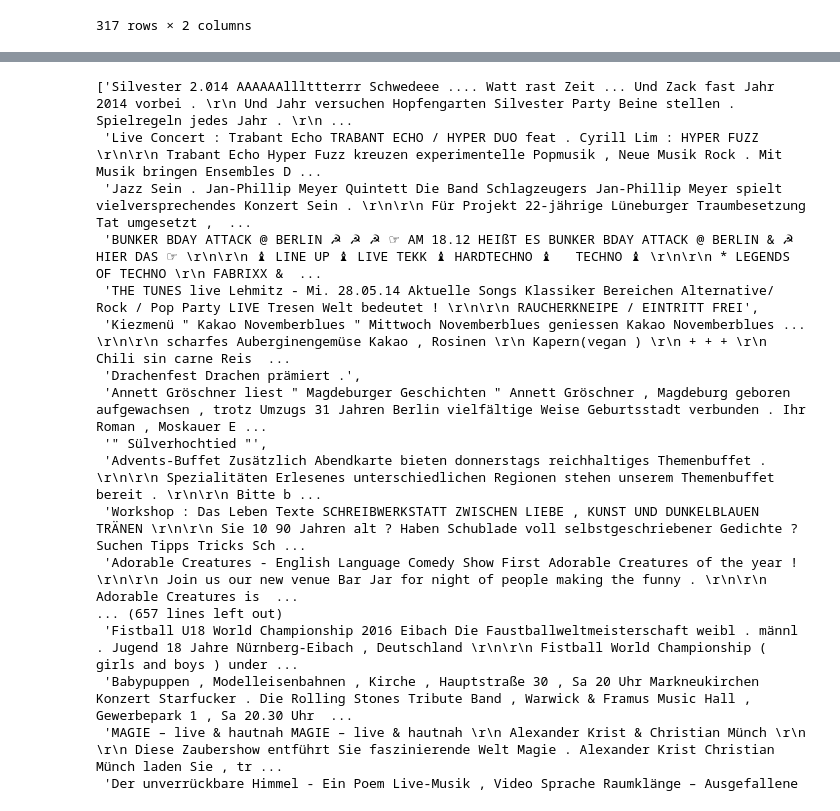
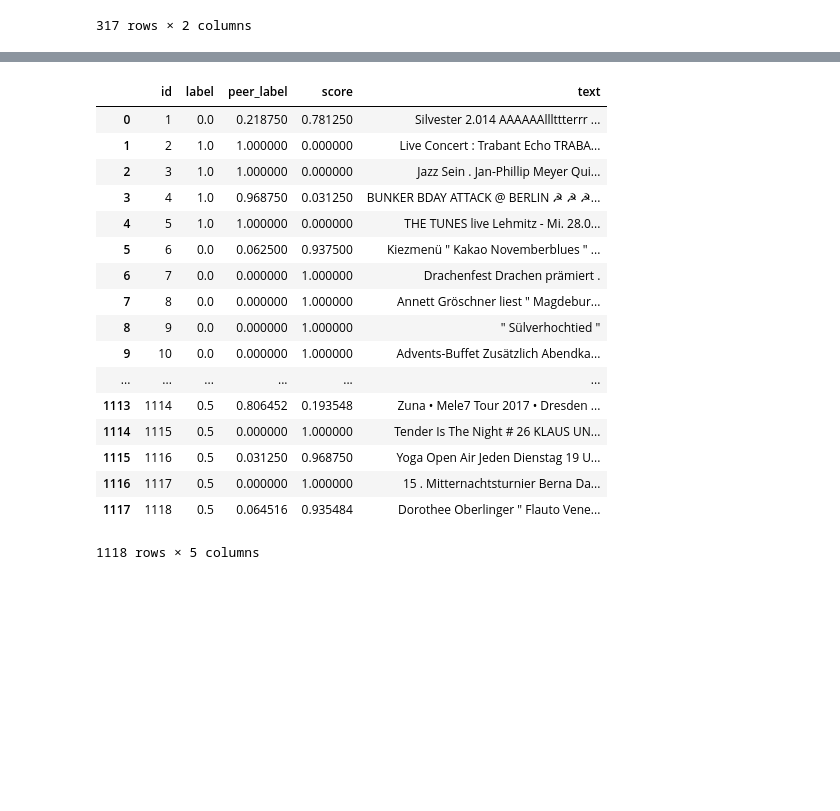
Before and after one commit to visualengineers/glyphboard, a Jupyter notebook: mlbackend/DR.ipynb, the cells around one changed output, grey strips where cells are left out. Saved outputs shown, nothing was run; the diff lists cells and outputs as text; code cells hidden in the pictures; blank space fills up the shorter version.

Commit message:
added cleaned up text (nlp)

```diff
--- a/mlbackend/DR.ipynb
+++ b/mlbackend/DR.ipynb
@@ -246,22 +330,0 @@ df.to_csv('data.csv', sep=";", encoding="utf8", index=False)
-# %%
-data = loadData()
-clean_data = [preprocessText(text) for text in data.text]
-clean_data
-# %% [output]
-['Silvester 2.014 AAAAAAlllttterrr Schwedeee .... Watt rast Zeit ... Und Zack fast Jahr 2014 vorbei . \r\n Und Jahr versuchen Hopfengarten Silvester Party Beine stellen . Spielregeln jedes Jahr . \r\n ...
- 'Live Concert : Trabant Echo TRABANT ECHO / HYPER DUO feat . Cyrill Lim : HYPER FUZZ \r\n\r\n Trabant Echo Hyper Fuzz kreuzen experimentelle Popmusik , Neue Musik Rock . Mit Musik bringen Ensembles D ...
- 'Jazz Sein . Jan-Phillip Meyer Quintett Die Band Schlagzeugers Jan-Phillip Meyer spielt vielversprechendes Konzert Sein . \r\n\r\n Für Projekt 22-jährige Lüneburger Traumbesetzung Tat umgesetzt ,  ...
- 'BUNKER BDAY ATTACK @ BERLIN ☭ ☭ ☭ ☞ AM 18.12 HEIßT ES BUNKER BDAY ATTACK @ BERLIN & ☭ HIER DAS ☞ \r\n\r\n ♝ LINE UP ♝ LIVE TEKK ♝ HARDTECHNO ♝   TECHNO ♝ \r\n\r\n * LEGENDS OF TECHNO \r\n FABRIXX &  ...
- 'THE TUNES live Lehmitz - Mi. 28.05.14 Aktuelle Songs Klassiker Bereichen Alternative/ Rock / Pop Party LIVE Tresen Welt bedeutet ! \r\n\r\n RAUCHERKNEIPE / EINTRITT FREI',
- 'Kiezmenü " Kakao Novemberblues " Mittwoch Novemberblues geniessen Kakao Novemberblues ... \r\n\r\n scharfes Auberginengemüse Kakao , Rosinen \r\n Kapern(vegan ) \r\n + + + \r\n Chili sin carne Reis  ...
- 'Drachenfest Drachen prämiert .',
- 'Annett Gröschner liest " Magdeburger Geschichten " Annett Gröschner , Magdeburg geboren aufgewachsen , trotz Umzugs 31 Jahren Berlin vielfältige Weise Geburtsstadt verbunden . Ihr Roman , Moskauer E ...
- '" Sülverhochtied "',
- 'Advents-Buffet Zusätzlich Abendkarte bieten donnerstags reichhaltiges Themenbuffet . \r\n\r\n Spezialitäten Erlesenes unterschiedlichen Regionen stehen unserem Themenbuffet bereit . \r\n\r\n Bitte b ...
- 'Workshop : Das Leben Texte SCHREIBWERKSTATT ZWISCHEN LIEBE , KUNST UND DUNKELBLAUEN TRÄNEN \r\n\r\n Sie 10 90 Jahren alt ? Haben Schublade voll selbstgeschriebener Gedichte ? Suchen Tipps Tricks Sch ...
- 'Adorable Creatures - English Language Comedy Show First Adorable Creatures of the year ! \r\n\r\n Join us our new venue Bar Jar for night of people making the funny . \r\n\r\n Adorable Creatures is  ...
-... (657 lines left out)
- 'Fistball U18 World Championship 2016 Eibach Die Faustballweltmeisterschaft weibl . männl . Jugend 18 Jahre Nürnberg-Eibach , Deutschland \r\n\r\n Fistball World Championship ( girls and boys ) under ...
- 'Babypuppen , Modelleisenbahnen , Kirche , Hauptstraße 30 , Sa 20 Uhr Markneukirchen Konzert Starfucker . Die Rolling Stones Tribute Band , Warwick & Framus Music Hall , Gewerbepark 1 , Sa 20.30 Uhr  ...
- 'MAGIE – live & hautnah MAGIE – live & hautnah \r\n Alexander Krist & Christian Münch \r\n \r\n Diese Zaubershow entführt Sie faszinierende Welt Magie . Alexander Krist Christian Münch laden Sie , tr ...
- 'Der unverrückbare Himmel - Ein Poem Live-Musik , Video Sprache Raumklänge – Ausgefallene
@@ -267,0 +333,27 @@ clean_data
+# %%
+for idx, text in enumerate(data.text):
+#     print(idx, text)
+    data.loc[idx, 'text'] = preprocessText(text)
+
+data.to_csv('data.csv', sep=";", encoding="utf8", index=False)
+# %%
+data
+# %% [output]
+|  | id | label | peer_label | score | text |
+| 0 | 1 | 0.0 | 0.218750 | 0.781250 | Silvester 2.014 AAAAAAlllttterrr ... |
+| 1 | 2 | 1.0 | 1.000000 | 0.000000 | Live Concert : Trabant Echo TRABA... |
+| 2 | 3 | 1.0 | 1.000000 | 0.000000 | Jazz Sein . Jan-Phillip Meyer Qui... |
+| 3 | 4 | 1.0 | 0.968750 | 0.031250 | BUNKER BDAY ATTACK @ BERLIN ☭ ☭ ☭... |
+| 4 | 5 | 1.0 | 1.000000 | 0.000000 | THE TUNES live Lehmitz - Mi. 28.0... |
+| 5 | 6 | 0.0 | 0.062500 | 0.937500 | Kiezmenü " Kakao Novemberblues " ... |
+| 6 | 7 | 0.0 | 0.000000 | 1.000000 | Drachenfest Drachen prämiert . |
+| 7 | 8 | 0.0 | 0.000000 | 1.000000 | Annett Gröschner liest " Magdebur... |
+| 8 | 9 | 0.0 | 0.000000 | 1.000000 | " Sülverhochtied " |
+| 9 | 10 | 0.0 | 0.000000 | 1.000000 | Advents-Buffet Zusätzlich Abendka... |
+| ... | ... | ... | ... | ... | ... |
+| 1113 | 1114 | 0.5 | 0.806452 | 0.193548 | Zuna • Mele7 Tour 2017 • Dresden ... |
+| 1114 | 1115 | 0.5 | 0.000000 | 1.000000 | Tender Is The Night # 26 KLAUS UN... |
+| 1115 | 1116 | 0.5 | 0.031250 | 0.968750 | Yoga Open Air Jeden Dienstag 19 U... |
+| 1116 | 1117 | 0.5 | 0.000000 | 1.000000 | 15 . Mitternachtsturnier Berna Da... |
+| 1117 | 1118 | 0.5 | 0.064516 | 0.935484 | Dorothee Oberlinger " Flauto Vene... |
+1118 rows × 5 columns
```
Also changed, not shown: parts of 7 cells of this notebook, 3 other files.
